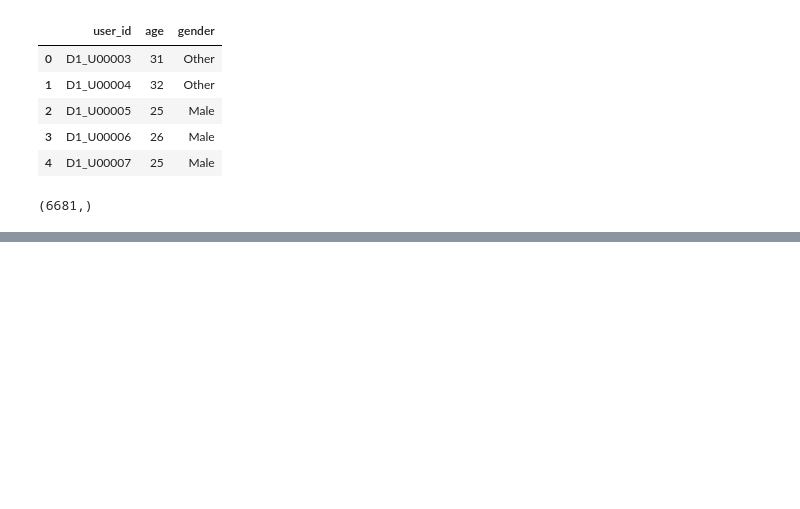
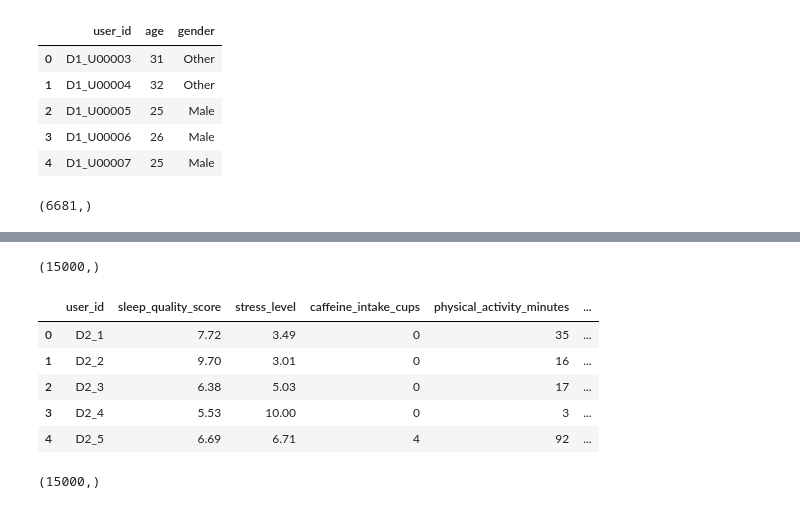
Before and after one commit to BugBananaLiver/Smartphone_Addiction_Analysis, a Jupyter notebook: Smartphone_Database_SQL.ipynb, the cells around one changed output, grey strips where cells are left out. Cells and saved outputs as stored; diff of their text form; code cells hidden in the pictures; blank space fills up the shorter version.

```diff
--- a/Smartphone_Database_SQL.ipynb
+++ b/Smartphone_Database_SQL.ipynb
@@ -285,0 +385,31 @@ with sqlite3.connect("Smartphone.db") as connection:
+# %%
+with sqlite3.connect("Smartphone.db") as connection:
+    cursor = connection.cursor()
+
+    cursor.execute('SELECT COUNT(*) FROM users_d2')
+    print(cursor.fetchone())
+# %% [output]
+(15000,)
+# %%
+wellbeing_d2 = df2[
+    [
+        'user_id',
+        'sleep_quality_score',
+        'stress_level',
+        'caffeine_intake_cups',
+        'physical_activity_minutes',
+        'notifications_received_per_day',
+        'mental_fatigue_score',
+        'stress_level_rank',
+        'screen_time_category'
+    ]
+]
+# %%
+wellbeing_d2.head()
+# %% [output]
+|  | user_id | sleep_quality_score | stress_level | caffeine_intake_cups | physical_activity_minutes | ... |
+| 0 | D2_1 | 7.72 | 3.49 | 0 | 35 | ... |
+| 1 | D2_2 | 9.70 | 3.01 | 0 | 16 | ... |
+| 2 | D2_3 | 6.38 | 5.03 | 0 | 17 | ... |
+| 3 | D2_4 | 5.53 | 10.00 | 0 | 3 | ... |
+| 4 | D2_5 | 6.69 | 6.71 | 4 | 92 | ... |
@@ -285,0 +424,8 @@ with sqlite3.connect("Smartphone.db") as connection:
+# %%
+with sqlite3.connect("Smartphone.db") as connection:
+    cursor = connection.cursor()
+
+    cursor.execute('SELECT COUNT(*) FROM wellbeing_d2')
+    print(cursor.fetchone())
+# %% [output]
+(15000,)
```
Also changed, not shown: parts of 16 cells of this notebook, 2 other files.
